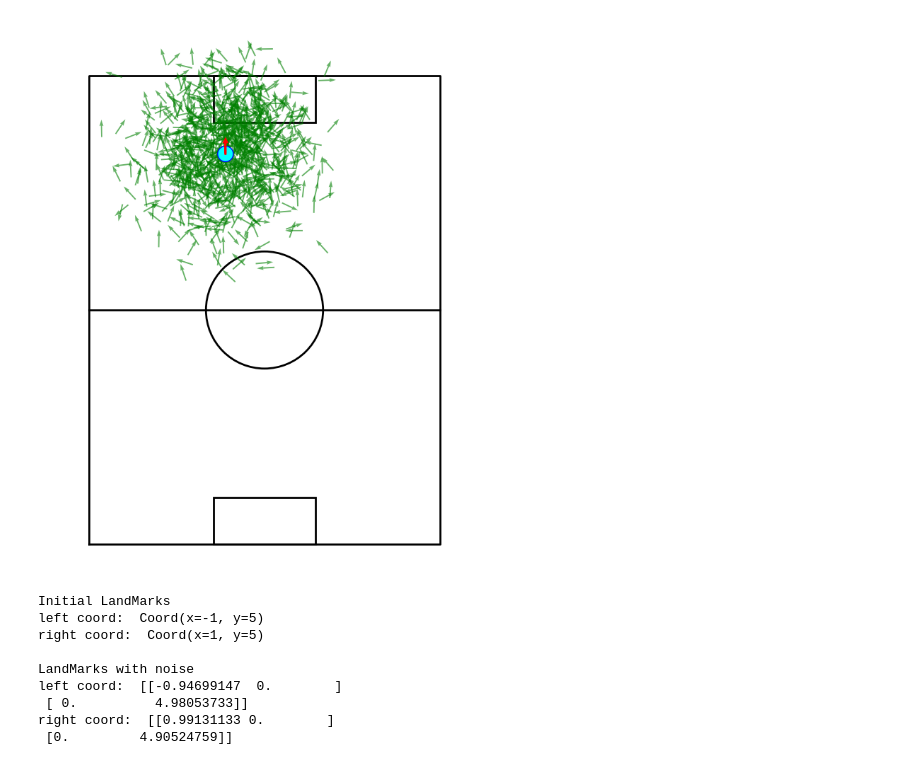
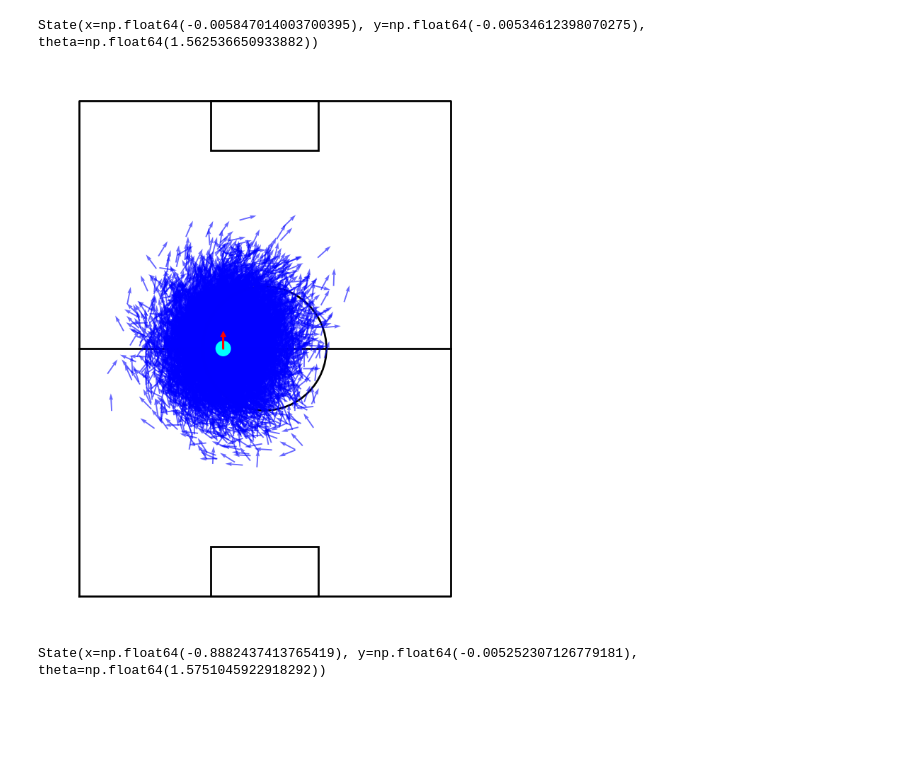
Before and after one commit to PavelKrWork/Monte_Carlo_robot_localization, a Jupyter notebook: Particle_filter.ipynb, the cells around one changed output. Cells and saved outputs as stored; diff of their text form; code cells hidden in the pictures; blank space fills up the shorter version.

Commit message:
add particles_move, particles_measur, weight_calc, estimate_robot_state

```diff
--- a/Particle_filter.ipynb
+++ b/Particle_filter.ipynb
@@ -3,13 +3,18 @@ import numpy as np
 from visualization import draw_field_with_robot
 from particle_filter import ParticleFilter, State, LandMark, Coord
 # %%
-N = 1000  # particles count
+N = 10000  # particles count
+
+# landmark
 left_coord = Coord(-1, 5)
 right_coord = Coord(1, 5)
 lm = LandMark(left_coord, right_coord)
-system_noise = State(1, 1, 1)
+
+# noise
+system_noise = State(0.5, 0.5, 0.5)
 sens_noise = np.array([0.1, 0.1])
 
-state0 = State(0, 3, np.pi/2)
-pf = ParticleFilter(N, state0, ['particle0'], lm, system_noise, sens_noise)
-data = pf.particles
+# initial state
+state0 = State(0, 0, np.pi/2)
+
+pf = ParticleFilter(N, state0, lm, system_noise, sens_noise)
@@ -20,29 +25,16 @@ draw_field_with_robot(state0, data)
+# %%
+pf.estimate_robot_state()
+# %% [output]
+State(x=np.float64(-0.005847014003700395), y=np.float64(-0.00534612398070275), theta=np.float64(1.562536650933882))
 # %%
-step = State(1, 1, 0)
-res = pf.robot_move(step)
-pf = ParticleFilter(N, res, ['particle0'], lm, system_noise, sens_noise)
-draw_field_with_robot(res, pf.particles)
+step = State(0, 1, 0)
+pf.robot_move(step)
+pf.particles_move(step)
+
+draw_field_with_robot(pf.state, pf.particles, particle_color='blue')
 # %% [output]
-[figure, old version]
+[figure, new version]
-# %%
-print("Initial LandMarks")
-print("left coord: ", lm.left_coord)
-print("right coord: ", lm.right_coord)
-
-print()
-
-new_land = pf.get_measurement()
-
-print("LandMarks with noise")
-print("left coord: ", new_land.left_coord)
-print("right coord: ", new_land.right_coord)
-# %% [output]
-Initial LandMarks
-left coord:  Coord(x=-1, y=5)
-right coord:  Coord(x=1, y=5)
-
-LandMarks with noise
-left coord:  [[-0.94699147  0.        ]
- [ 0.          4.98053733]]
-right coord:  [[0.99131133 0.        ]
- [0.         4.90524759]]
+# %%
+pf.estimate_robot_state()
+# %% [output]
+State(x=np.float64(-0.8882437413765419), y=np.float64(-0.005252307126779181), theta=np.float64(1.5751045922918292))
```
Also changed, not shown: parts of 2 cells of this notebook, 3 other files.
